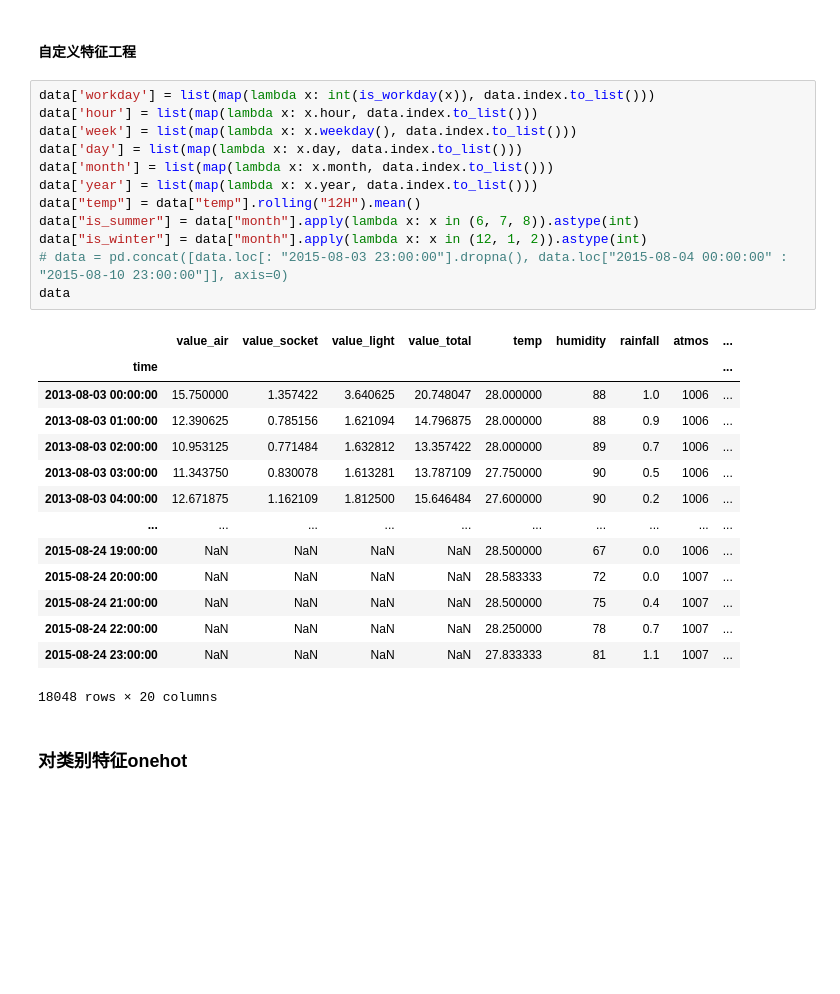
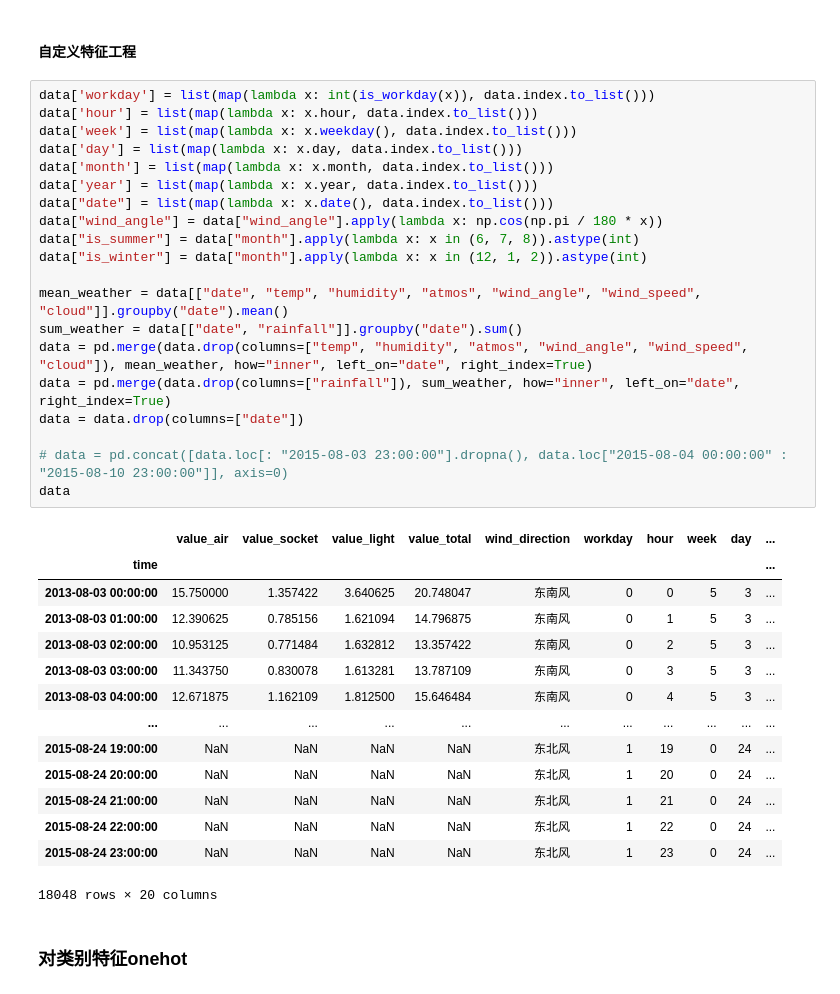
Before and after one commit to ZongXR/Smart-Building-Energy-Consumption-Prediction, a Jupyter notebook: notebooks/main-C.ipynb, the cells around one changed output. Saved outputs shown, nothing was run; the diff lists cells and outputs as text; blank space fills up the shorter version.

Commit message:
C榜 score 0.6897
light 0.57338; socket 0.77166; air 0.67658
对每天的天气特征进行平均或求和，对风向角度取cos

```diff
--- a/notebooks/main-C.ipynb
+++ b/notebooks/main-C.ipynb
@@ -288,29 +288,37 @@ data = data.rename(columns={
 # %%
 data['workday'] = list(map(lambda x: int(is_workday(x)), data.index.to_list()))
 data['hour'] = list(map(lambda x: x.hour, data.index.to_list()))
 data['week'] = list(map(lambda x: x.weekday(), data.index.to_list()))
 data['day'] = list(map(lambda x: x.day, data.index.to_list()))
 data['month'] = list(map(lambda x: x.month, data.index.to_list()))
 data['year'] = list(map(lambda x: x.year, data.index.to_list()))
-data["temp"] = data["temp"].rolling("12H").mean()
+data["date"] = list(map(lambda x: x.date(), data.index.to_list()))
+data["wind_angle"] = data["wind_angle"].apply(lambda x: np.cos(np.pi / 180 * x))
 data["is_summer"] = data["month"].apply(lambda x: x in (6, 7, 8)).astype(int)
 data["is_winter"] = data["month"].apply(lambda x: x in (12, 1, 2)).astype(int)
+
+mean_weather = data[["date", "temp", "humidity", "atmos", "wind_angle", "wind_speed", "cloud"]].groupby("date").mean()
+sum_weather = data[["date", "rainfall"]].groupby("date").sum()
+data = pd.merge(data.drop(columns=["temp", "humidity", "atmos", "wind_angle", "wind_speed", "cloud"]), mean_weather, how="inner", left_on="date", right_index=True)
+data = pd.merge(data.drop(columns=["rainfall"]), sum_weather, how="inner", left_on="date", right_index=True)
+data = data.drop(columns=["date"])
+
 # data = pd.concat([data.loc[: "2015-08-03 23:00:00"].dropna(), data.loc["2015-08-04 00:00:00" : "2015-08-10 23:00:00"]], axis=0)
 data
 # %% [output]
-|  | value_air | value_socket | value_light | value_total | temp | humidity | rainfall | atmos | ... |
-| time |  |  |  |  |  |  |  |  | ... |
-| 2013-08-03 00:00:00 | 15.750000 | 1.357422 | 3.640625 | 20.748047 | 28.000000 | 88 | 1.0 | 1006 | ... |
-| 2013-08-03 01:00:00 | 12.390625 | 0.785156 | 1.621094 | 14.796875 | 28.000000 | 88 | 0.9 | 1006 | ... |
-| 2013-08-03 02:00:00 | 10.953125 | 0.771484 | 1.632812 | 13.357422 | 28.000000 | 89 | 0.7 | 1006 | ... |
-| 2013-08-03 03:00:00 | 11.343750 | 0.830078 | 1.613281 | 13.787109 | 27.750000 | 90 | 0.5 | 1006 | ... |
-| 2013-08-03 04:00:00 | 12.671875 | 1.162109 | 1.812500 | 15.646484 | 27.600000 | 90 | 0.2 | 1006 | ... |
-| ... | ... | ... | ... | ... | ... | ... | ... | ... | ... |
-| 2015-08-24 19:00:00 | NaN | NaN | NaN | NaN | 28.500000 | 67 | 0.0 | 1006 | ... |
-| 2015-08-24 20:00:00 | NaN | NaN | NaN | NaN | 28.583333 | 72 | 0.0 | 1007 | ... |
-| 2015-08-24 21:00:00 | NaN | NaN | NaN | NaN | 28.500000 | 75 | 0.4 | 1007 | ... |
-| 2015-08-24 22:00:00 | NaN | NaN | NaN | NaN | 28.250000 | 78 | 0.7 | 1007 | ... |
-| 2015-08-24 23:00:00 | NaN | NaN | NaN | NaN | 27.833333 | 81 | 1.1 | 1007 | ... |
+|  | value_air | value_socket | value_light | value_total | wind_direction | workday | hour | week | day | ... |
+| time |  |  |  |  |  |  |  |  |  | ... |
+| 2013-08-03 00:00:00 | 15.750000 | 1.357422 | 3.640625 | 20.748047 | 东南风 | 0 | 0 | 5 | 3 | ... |
+| 2013-08-03 01:00:00 | 12.390625 | 0.785156 | 1.621094 | 14.796875 | 东南风 | 0 | 1 | 5 | 3 | ... |
+| 2013-08-03 02:00:00 | 10.953125 | 0.771484 | 1.632812 | 13.357422 | 东南风 | 0 | 2 | 5 | 3 | ... |
+| 2013-08-03 03:00:00 | 11.343750 | 0.830078 | 1.613281 | 13.787109 | 东南风 | 0 | 3 | 5 | 3 | ... |
+| 2013-08-03 04:00:00 | 12.671875 | 1.162109 | 1.812500 | 15.646484 | 东南风 | 0 | 4 | 5 | 3 | ... |
+| ... | ... | ... | ... | ... | ... | ... | ... | ... | ... | ... |
+| 2015-08-24 19:00:00 | NaN | NaN | NaN | NaN | 东北风 | 1 | 19 | 0 | 24 | ... |
+| 2015-08-24 20:00:00 | NaN | NaN | NaN | NaN | 东北风 | 1 | 20 | 0 | 24 | ... |
+| 2015-08-24 21:00:00 | NaN | NaN | NaN | NaN | 东北风 | 1 | 21 | 0 | 24 | ... |
+| 2015-08-24 22:00:00 | NaN | NaN | NaN | NaN | 东北风 | 1 | 22 | 0 | 24 | ... |
+| 2015-08-24 23:00:00 | NaN | NaN | NaN | NaN | 东北风 | 1 | 23 | 0 | 24 | ... |
 18048 rows × 20 columns
 # %% [markdown]
 <h3>对类别特征onehot</h3>
```
Also changed, not shown: parts of 16 cells of this notebook, 6 other files.
